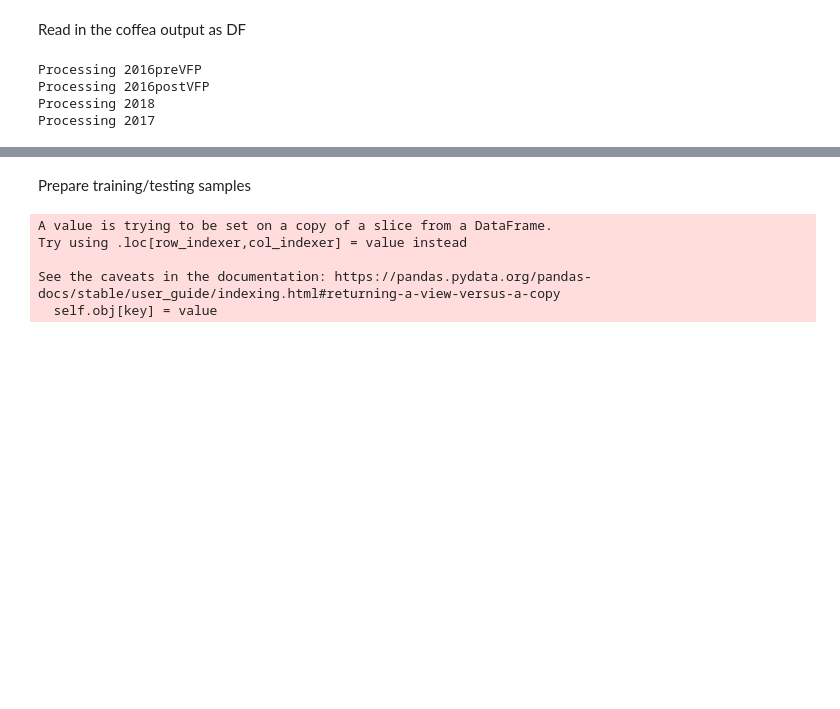
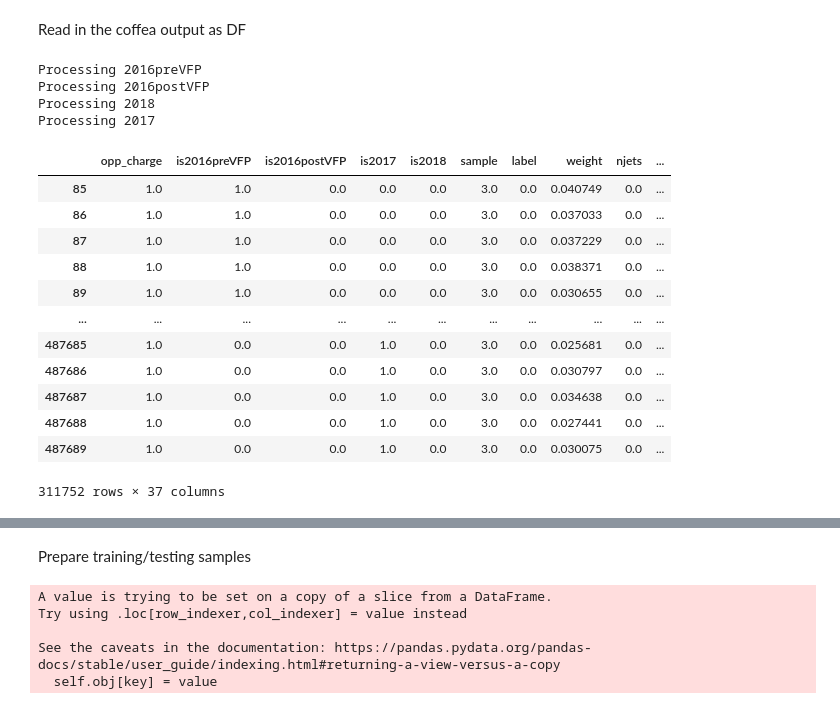
Before and after one commit to kawaho/XGBoost-for-HtoEMu, a Jupyter notebook: training.ipynb, the cells around one changed output, grey strips where cells are left out. Saved outputs shown, nothing was run; the diff lists cells and outputs as text; code cells hidden in the pictures; blank space fills up the shorter version.

```diff
--- a/training.ipynb
+++ b/training.ipynb
@@ -68,3 +62,19 @@ Processing 2016preVFP
 Processing 2016postVFP
 Processing 2018
 Processing 2017
+# %%
+df[0][((df[0]['label']==0) | (df[0]['label']==1))&(df[0]['weight']!=0)]
+# %% [output]
+|  | opp_charge | is2016preVFP | is2016postVFP | is2017 | is2018 | sample | label | weight | njets | ... |
+| 85 | 1.0 | 1.0 | 0.0 | 0.0 | 0.0 | 3.0 | 0.0 | 0.040749 | 0.0 | ... |
+| 86 | 1.0 | 1.0 | 0.0 | 0.0 | 0.0 | 3.0 | 0.0 | 0.037033 | 0.0 | ... |
+| 87 | 1.0 | 1.0 | 0.0 | 0.0 | 0.0 | 3.0 | 0.0 | 0.037229 | 0.0 | ... |
+| 88 | 1.0 | 1.0 | 0.0 | 0.0 | 0.0 | 3.0 | 0.0 | 0.038371 | 0.0 | ... |
+| 89 | 1.0 | 1.0 | 0.0 | 0.0 | 0.0 | 3.0 | 0.0 | 0.030655 | 0.0 | ... |
+| ... | ... | ... | ... | ... | ... | ... | ... | ... | ... | ... |
+| 487685 | 1.0 | 0.0 | 0.0 | 1.0 | 0.0 | 3.0 | 0.0 | 0.025681 | 0.0 | ... |
+| 487686 | 1.0 | 0.0 | 0.0 | 1.0 | 0.0 | 3.0 | 0.0 | 0.030797 | 0.0 | ... |
+| 487687 | 1.0 | 0.0 | 0.0 | 1.0 | 0.0 | 3.0 | 0.0 | 0.034638 | 0.0 | ... |
+| 487688 | 1.0 | 0.0 | 0.0 | 1.0 | 0.0 | 3.0 | 0.0 | 0.027441 | 0.0 | ... |
+| 487689 | 1.0 | 0.0 | 0.0 | 1.0 | 0.0 | 3.0 | 0.0 | 0.030075 | 0.0 | ... |
+311752 rows × 37 columns
```
Also changed, not shown: parts of 12 cells of this notebook, 4 other files.
